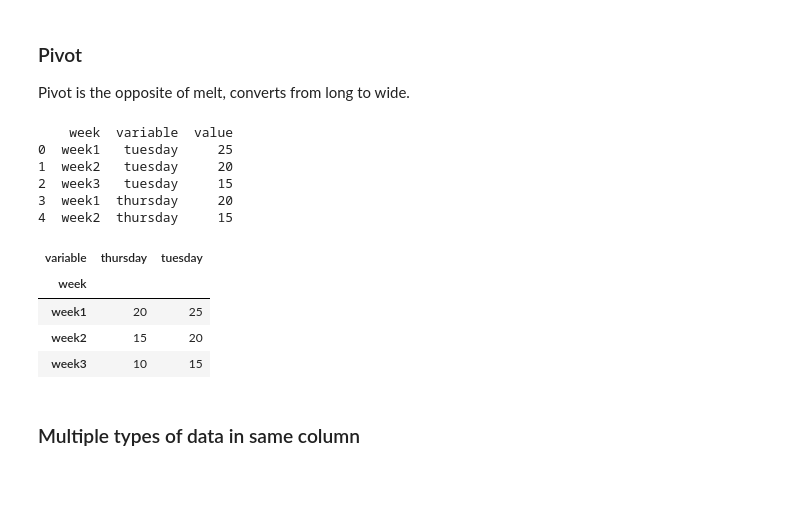
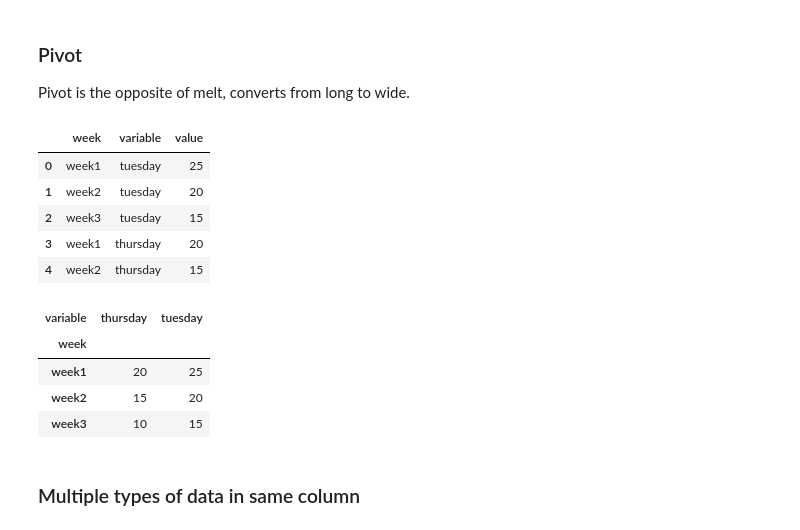
Before and after one commit to AaltoSciComp/python-r-data-analysis-course, a Jupyter notebook: python/10_Tidy_data.ipynb, the cells around one changed output. Drawn from its saved outputs; the diff is of its cells as text; code cells hidden in the pictures; blank space fills up the shorter version.

```diff
--- a/python/10_Tidy_data.ipynb
+++ b/python/10_Tidy_data.ipynb
@@ -48,8 +48,9 @@ attendance
 # %% [markdown]
 The two colums are different observations and are the same type of data.  We can make the table "long" to make it tidy:
 # %%
-attendance["week"] = attendance.index
-attendance2 = attendance.melt(id_vars="week", var_name="day")
+attendance2 = attendance.copy()
+attendance2["week"] = attendance.index
+attendance2 = attendance2.melt(id_vars="week", var_name="day")
 attendance2.sort_values("week", inplace=True)
 attendance2.reset_index(drop=True, inplace=True)
 attendance2
@@ -91,9 +126,3 @@ Highly recommended, it's written to be read by normal people.
 # %% [markdown]
 ### "melt"
 Melt converts a dataframe from a "wide" form to a "long" form.  It may take some effort to get the column names all correct!
-# %%
-attendance = pd.DataFrame(
-    {"tuesday": [25, 20, 15],
-     "thursday": [20, 15, 10]},
-index=["week1", "week2", "week3"])
-attendance
@@ -136,17 +150,19 @@ attendance2
 # %% [markdown]
 ### Pivot
 Pivot is the opposite of melt, converts from long to wide.
+# %%
+attendance3 = attendance2.copy()
+attendance3.head()
+# %% [output]
+|  | week | variable | value |
+| 0 | week1 | tuesday | 25 |
+| 1 | week2 | tuesday | 20 |
+| 2 | week3 | tuesday | 15 |
+| 3 | week1 | thursday | 20 |
+| 4 | week2 | thursday | 15 |
 # %%
-attendance3 = attendance2.copy()
-print(attendance3.head())
 attendance3.pivot(index="week", columns="variable", values="value")
 # %% [output]
-    week  variable  value
-0  week1   tuesday     25
-1  week2   tuesday     20
-2  week3   tuesday     15
-3  week1  thursday     20
-4  week2  thursday     15
 | variable | thursday | tuesday |
 | week |  |  |
 | week1 | 20 | 25 |
```
Also changed, not shown: parts of 6 cells of this notebook, 1 other file.
